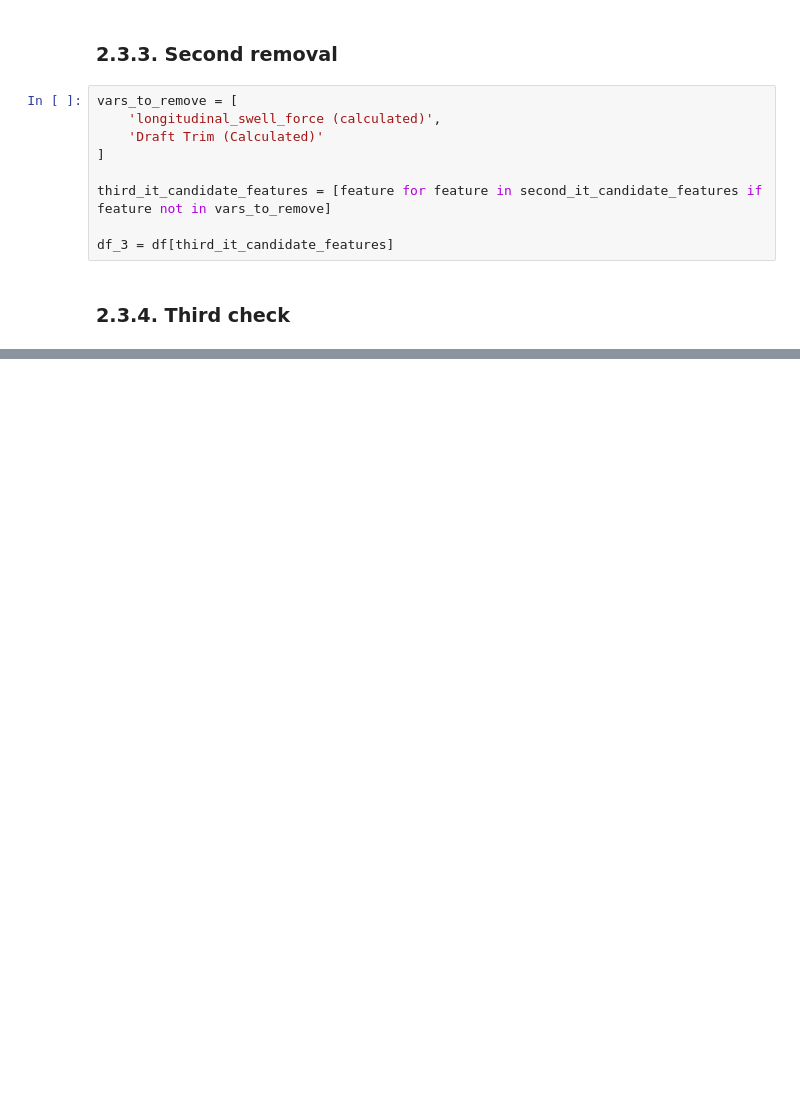
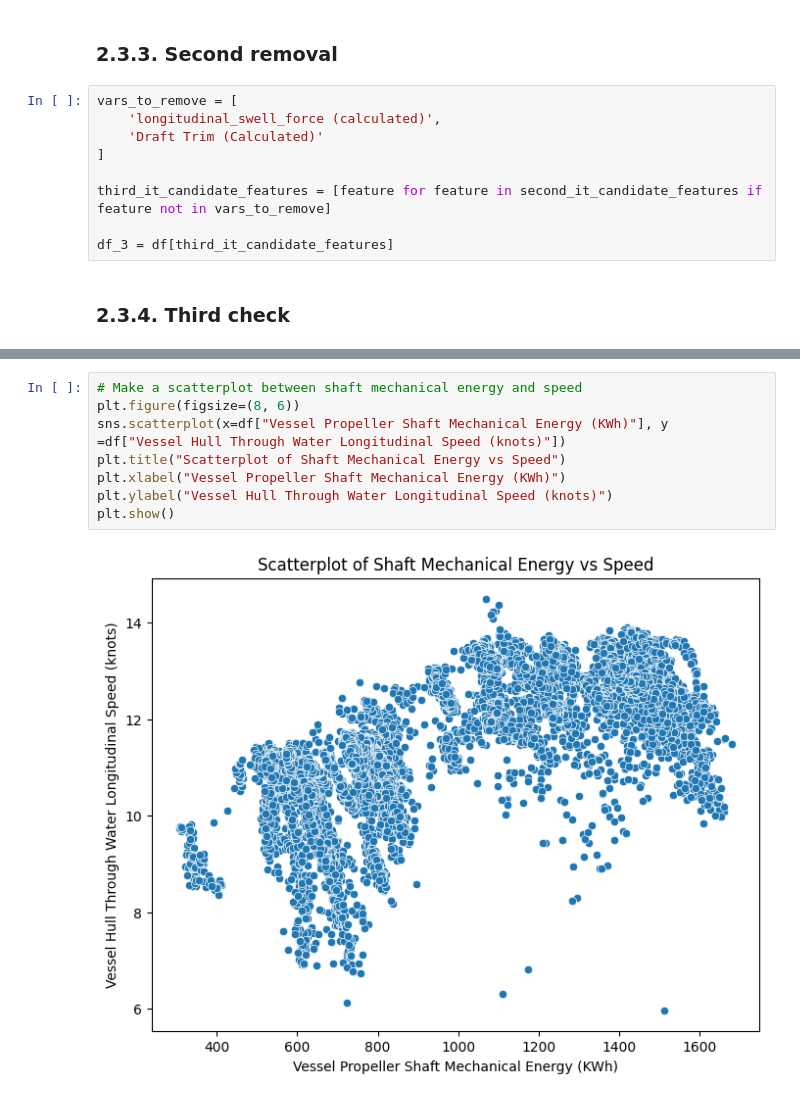
Before and after one commit to AugustBjerg/Master-s-thesis, a Jupyter notebook: code/modelling/notebooks/feature_selection.ipynb, the cells around one changed output, grey strips where cells are left out. Saved outputs shown, nothing was run; the diff lists cells and outputs as text; blank space fills up the shorter version.

```diff
--- a/code/modelling/notebooks/feature_selection.ipynb
+++ b/code/modelling/notebooks/feature_selection.ipynb
@@ -206,0 +226,11 @@ plt.show()
+# %%
+# Make a scatterplot between shaft mechanical energy and speed
+plt.figure(figsize=(8, 6))
+sns.scatterplot(x=df["Vessel Propeller Shaft Mechanical Energy (KWh)"], y
+=df["Vessel Hull Through Water Longitudinal Speed (knots)"])
+plt.title("Scatterplot of Shaft Mechanical Energy vs Speed")
+plt.xlabel("Vessel Propeller Shaft Mechanical Energy (KWh)")
+plt.ylabel("Vessel Hull Through Water Longitudinal Speed (knots)")
+plt.show()
+# %% [output]
+[figure, added]
```
Also changed, not shown: parts of 9 cells of this notebook, 1 other file.
